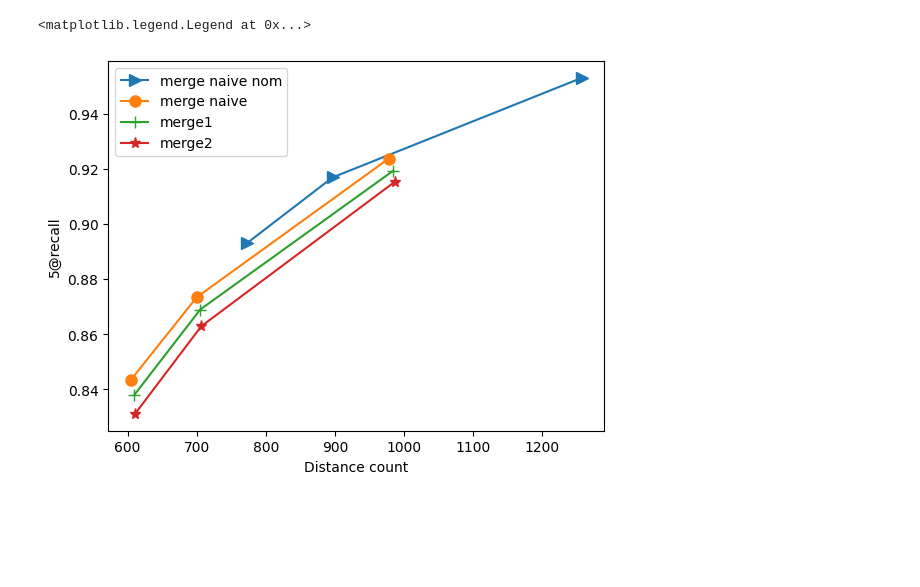
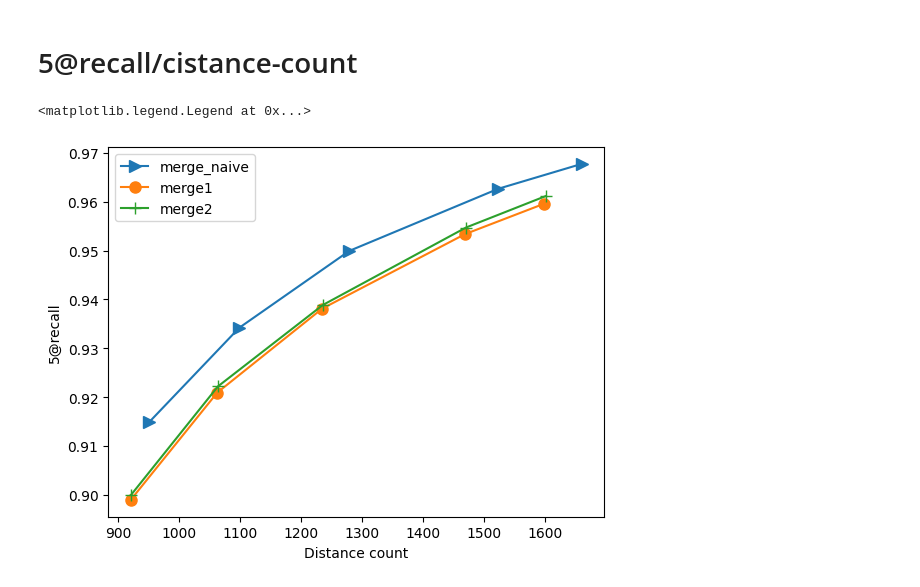
Before and after one commit to yugabyte/merging-navigable-graphs, a Jupyter notebook: plot-results.ipynb, the cells around one changed output. Drawn from its saved outputs; the diff is of its cells as text; code cells hidden in the pictures; blank space fills up the shorter version.

Commit message:
Plot new graphs for fixed results

```diff
--- a/plot-results.ipynb
+++ b/plot-results.ipynb
@@ -4,2 +6,2 @@ import matplotlib.pyplot as plt
 # %%
-df = pd.read_csv('results/results.csv')
+df = pd.read_csv('results/results_16m32m0.csv').head(3)
@@ -6,14 +20,18 @@ df = pd.read_csv('results/results.csv')
+# %% [markdown]
+# 5@recall/cistance-count
+# %%
+recall_cols = [c for c in df if c[-6:]=='recall']
+dist_count_cols = [c for c in df if c[-10:]=='dist count']
 # %%
-for alg, marker in zip(df.algorithm.unique() , '>o+*^'):
-    # plt.scatter(df[df.algorithm == alg]['search distance count'], df[df.algorithm == alg]['5@recall'], label=alg)
-    plt.plot(df[df.algorithm == alg]['search distance count'],
-             df[df.algorithm == alg]['5@recall'],
-             label=alg,
+for (i, row), marker in zip(df.iterrows(), '>o+*^'):
+    plt.plot(row[dist_count_cols],
+             row[recall_cols],
+             label=row.algorithm,
              marker=marker,
              markersize=8)
 plt.xlabel("Distance count")
 plt.ylabel("5@recall")
 plt.legend()
 # %% [output]
 <matplotlib.legend.Legend at 0x...>
-[figure, old version]
+[figure, new version]
```
Also changed, not shown: parts of 3 cells of this notebook.
